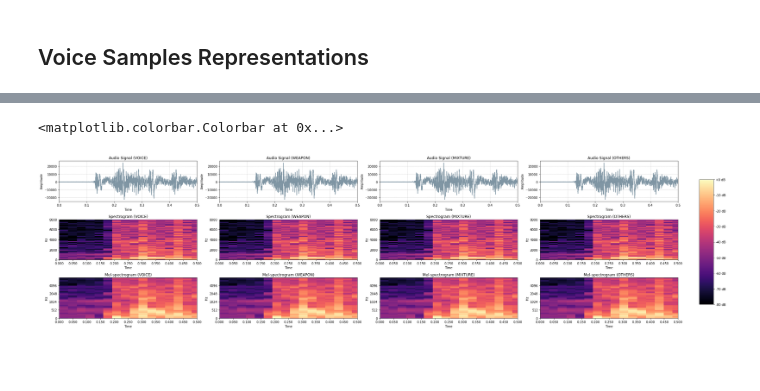
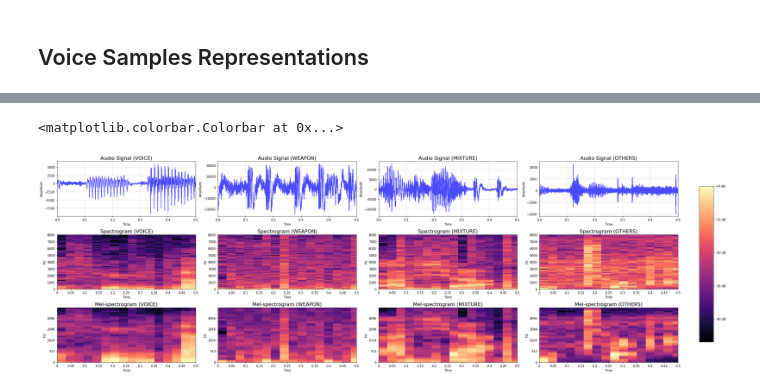
Before and after one commit to gist-ailab/BattleSound, a Jupyter notebook: visualize/visualization.ipynb, the cells around one changed output, grey strips where cells are left out. Drawn from its saved outputs; the diff is of its cells as text; code cells hidden in the pictures; blank space fills up the shorter version.

Commit message:
feat: visualization samples (spectrogram, mel-spectrogram)

```diff
--- a/visualize/visualization.ipynb
+++ b/visualize/visualization.ipynb
@@ -531,52 +535,74 @@ wav_voice = wav.astype('float')
+# %%
+from glob import glob
+from collections import defaultdict
+import numpy as np
+data_list = glob('/data/sung/dataset/dongwoon/val/*.npz')
+output = defaultdict(list)
+
+for id, data in enumerate(data_list):
+    data = dict(np.load(data))
+    for ix in range(len(data['label'])):
+        output[data['label'][ix]].append((id, ix))
+
+    if id == 200:
+        break
+
+
+wav_voice = dict(np.load(data_list[output[0][3][0]]))['audio'][output[0][3][1]*8000 : (output[0][3][1]+1)*8000].astype('float')
+wav_gun = dict(np.load(data_list[output[1][4][0]]))['audio'][output[1][4][1]*8000 : (output[1][4][1]+1)*8000].astype('float')
+wav_mix = dict(np.load(data_list[output[2][3][0]]))['audio'][output[2][3][1]*8000 : (output[2][3][1]+1)*8000].astype('float')
+wav_others = dict(np.load(data_list[output[3][3][0]]))['audio'][output[3][3][1]*8000 : (output[3][3][1]+1)*8000].astype('float')
 # %%
+import librosa
+import librosa.display
+import matplotlib.pyplot as plt
+
 def sub_figure(wav, sr, axes, ix, title='VOICE', color='#607c8e', alpha=0.8):
     # Visualize Audio Signal
     t = np.array(list(range(0, len(wav)))) / sr
 
+    title_size = 16
+
     ax = axes.flatten()[ix]
-    ax.plot(t, wav, color=color, alpha=alpha)
+    ax.plot(t, wav, color='blue', alpha=0.7)
     ax.grid(True, linewidth= 0.5, linestyle="--")
-    ax.set_title('Audio Signal (%s)' %title)
+    ax.set_title('Audio Signal (%s)' %title, fontsize=title_size)
     ax.set_ylabel('Amplitude')
     ax.set_xlabel('Time')
     ax.set_xlim(0.0, 0.5)
 
     # Visualize Spec
     D = librosa.stft(wav, n_fft=256, hop_length=400, win_length=200)  # STFT of y
     S_db = librosa.amplitude_to_db(np.abs(D), ref=np.max)
     ax = axes.flatten()[ix+4]
     img = librosa.display.specshow(S_db, x_axis='time', y_axis='linear', sr=sr, fmax=8000, ax=ax)
     ax.set_xlim(0.0, 0.5)
-    ax.set_title('Spectrogram (%s)' %title)
+    ax.set_title('Spectrogram (%s)' %title, fontsize=title_size)
 
     # Visualize Mel Spec
     S = librosa.feature.melspectrogram(y=wav, sr=sr, n_mels=40, n_fft=256, hop_length=400, win_length=200)
     S_dB = librosa.power_to_db(S, ref=np.max)
     ax = axes.flatten()[ix+8]
     img = librosa.display.specshow(S_dB, x_axis='time', y_axis='mel', sr=sr, fmax=8000, ax=ax)
     ax.set_xlim(0.0, 0.5)
-    ax.set_title('Mel-spectrogram (%s)' %title)
+    ax.set_title('Mel-spectrogram (%s)' %title, fontsize=title_size)
 
     return img
+
+sr = 16000
+
+color = '#607c8e'
+
+fig, axes = plt.subplots(3,4, figsize=(32,10))
+sub_figure(wav_voice, sr, axes, ix=0, title='VOICE', color=color)
+sub_figure(wav_gun, sr, axes, ix=1, title='WEAPON', color=color)
+sub_figure(wav_mix, sr, axes, ix=2, title='MIXTURE', color=color)
+img = sub_figure(wav_others, sr, axes, ix=3, title='OTHERS', color=color)
+plt.tight_layout()
+
+fig.subplots_adjust(right=0.9)
+cbar_ax = fig.add_axes([0.93, 0.15, 0.02, 0.7])
+fig.colorbar(img, cax=cbar_ax, format='%+2.0f dB')
+# %% [output]
+<matplotlib.colorbar.Colorbar at 0x...>
+[figure, added]
-# %%
-import librosa
-import librosa.display
-import matplotlib.pyplot as plt
-
-sr = 16000
-
-color = '#607c8e'
-
-fig, axes = plt.subplots(3,4, figsize=(32, 8))
-sub_figure(wav, sr, axes, ix=0, title='VOICE', color=color)
-sub_figure(wav, sr, axes, ix=1, title='WEAPON', color=color)
-sub_figure(wav, sr, axes, ix=2, title='MIXTURE', color=color)
-img = sub_figure(wav, sr, axes, ix=3, title='OTHERS', color=color)
-plt.tight_layout()
-
-fig.subplots_adjust(right=0.9)
-cbar_ax = fig.add_axes([0.93, 0.15, 0.02, 0.7])
-fig.colorbar(img, cax=cbar_ax, format='%+2.0f dB')
-# %% [output]
-<matplotlib.colorbar.Colorbar at 0x...>
-[figure, removed]
```
Also changed, not shown: parts of 3 cells of this notebook, 2 other files.
